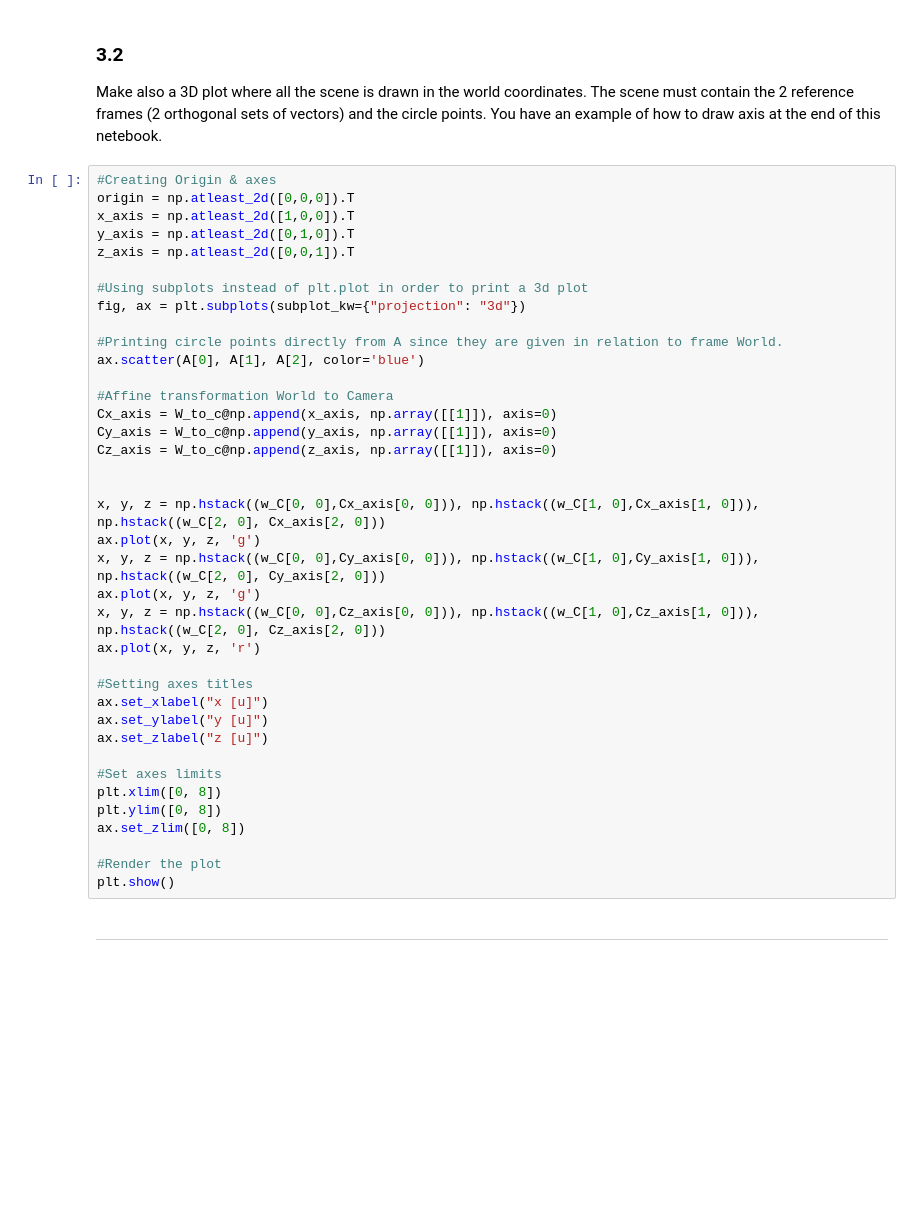
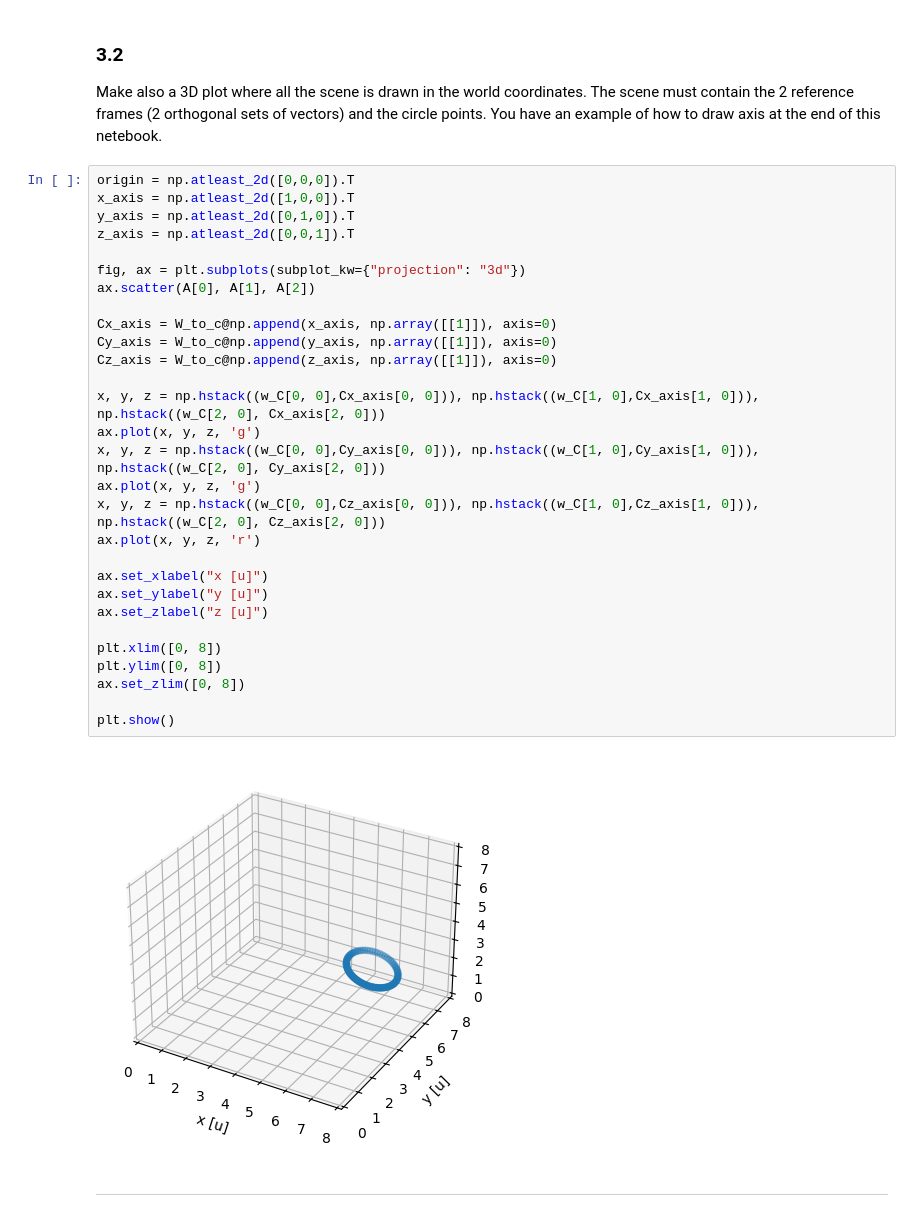
Before and after one commit to seregero00/MathsII, a Jupyter notebook: lab3.ipynb, the cells around one changed output. Saved outputs shown, nothing was run; the diff lists cells and outputs as text; blank space fills up the shorter version.

```diff
--- a/lab3.ipynb
+++ b/lab3.ipynb
@@ -186,43 +207,36 @@ plt.ylim([-0.01, 0])
 ### 3.2
 Make also a 3D plot where all the scene is drawn in the world coordinates. The scene must contain the 2 reference frames (2 orthogonal sets of vectors) and the circle points. You have an example of how to draw axis at the end of this netebook.
 # %%
-#Creating Origin & axes
 origin = np.atleast_2d([0,0,0]).T
 x_axis = np.atleast_2d([1,0,0]).T
 y_axis = np.atleast_2d([0,1,0]).T
 z_axis = np.atleast_2d([0,0,1]).T
 
-#Using subplots instead of plt.plot in order to print a 3d plot
 fig, ax = plt.subplots(subplot_kw={"projection": "3d"})
+ax.scatter(A[0], A[1], A[2])
 
-#Printing circle points directly from A since they are given in relation to frame World.
-ax.scatter(A[0], A[1], A[2], color='blue')
-
-#Affine transformation World to Camera
 Cx_axis = W_to_c@np.append(x_axis, np.array([[1]]), axis=0)
 Cy_axis = W_to_c@np.append(y_axis, np.array([[1]]), axis=0)
 Cz_axis = W_to_c@np.append(z_axis, np.array([[1]]), axis=0)
-
 
 x, y, z = np.hstack((w_C[0, 0],Cx_axis[0, 0])), np.hstack((w_C[1, 0],Cx_axis[1, 0])), np.hstack((w_C[2, 0], Cx_axis[2, 0]))
 ax.plot(x, y, z, 'g')
 x, y, z = np.hstack((w_C[0, 0],Cy_axis[0, 0])), np.hstack((w_C[1, 0],Cy_axis[1, 0])), np.hstack((w_C[2, 0], Cy_axis[2, 0]))
 ax.plot(x, y, z, 'g')
 x, y, z = np.hstack((w_C[0, 0],Cz_axis[0, 0])), np.hstack((w_C[1, 0],Cz_axis[1, 0])), np.hstack((w_C[2, 0], Cz_axis[2, 0]))
 ax.plot(x, y, z, 'r')
 
-#Setting axes titles
 ax.set_xlabel("x [u]")
 ax.set_ylabel("y [u]")
 ax.set_zlabel("z [u]")
 
-#Set axes limits
 plt.xlim([0, 8])
 plt.ylim([0, 8])
 ax.set_zlim([0, 8])
 
-#Render the plot
 plt.show()
+# %% [output]
+[figure, added]
 # %% [markdown]
 ---
 # %% [markdown]
```
Also changed, not shown: parts of 4 cells of this notebook.
